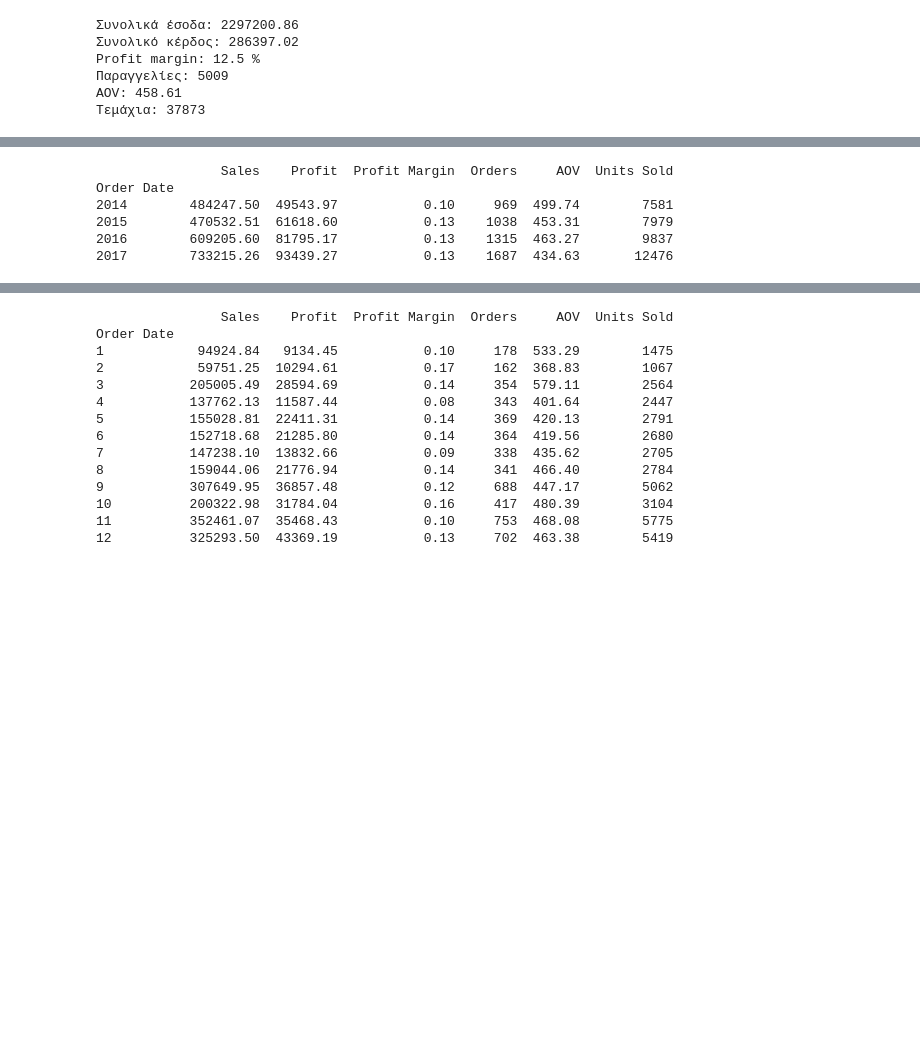
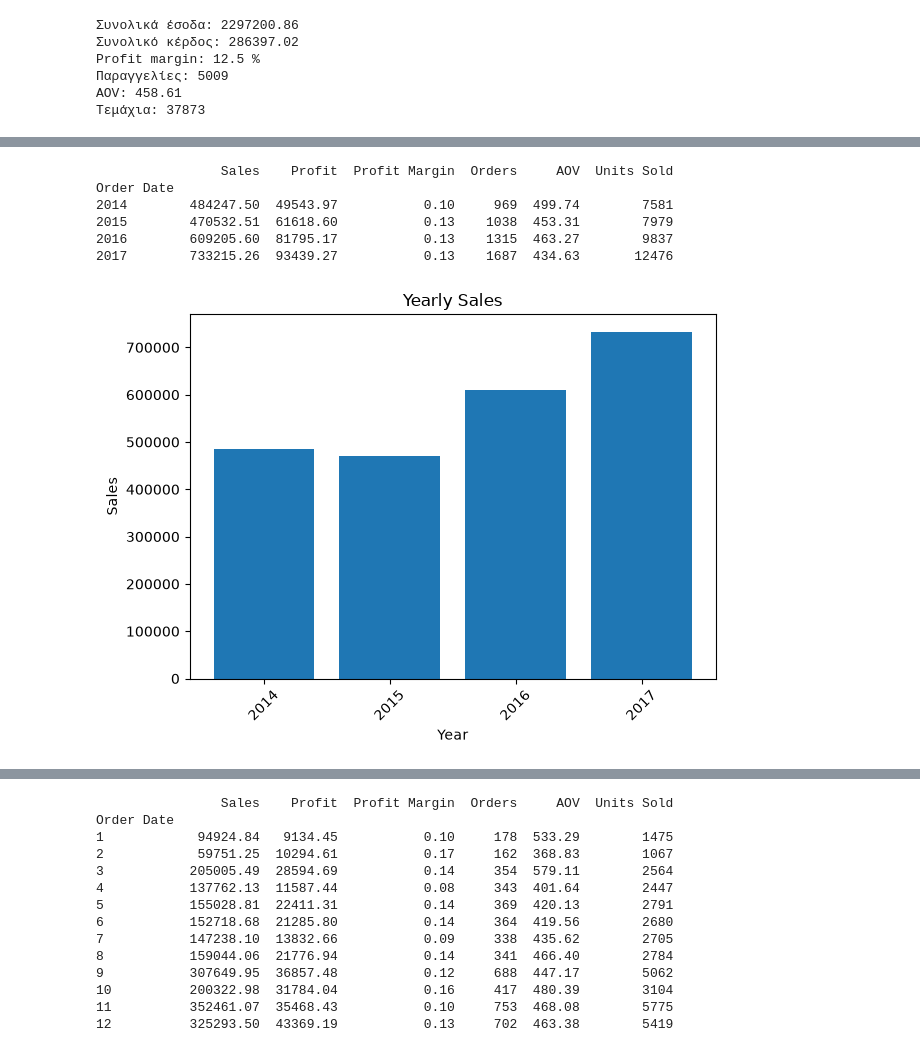
Before and after one commit to AdamosAnt10/superstore-sales-analysis, a Jupyter notebook: notebooks/analysis.ipynb, the cells around one changed output, grey strips where cells are left out. Saved outputs shown, nothing was run; the diff lists cells and outputs as text; code cells hidden in the pictures; blank space fills up the shorter version.

```diff
--- a/notebooks/analysis.ipynb
+++ b/notebooks/analysis.ipynb
@@ -22,5 +34,9 @@ Note: you may need to restart the kernel to use updated packages.
 # %%
 import pandas as pd
+from pathlib import Path
+
+FIG_DIR = Path("../figures")
+FIG_DIR.mkdir(exist_ok=True)
 
 path = r"C:\Users\adamo\OneDrive\Desktop\superstore-sales-analyst\data\Sample - Superstore.xls"
 df = pd.read_excel(path)
@@ -87,30 +113,42 @@ yearly_sales=df.groupby(df["Order Date"].dt.year)["Sales"].sum()
 yearly_profit=df.groupby(df["Order Date"].dt.year)["Profit"].sum()
 yearly_profit_margin=yearly_profit/yearly_sales
 
 yearly_orders = df.groupby(df["Order Date"].dt.year)["Order ID"].nunique()
 yearly_AOV = yearly_sales / yearly_orders
 
 yearly_units_sold = df.groupby(df["Order Date"].dt.year)["Quantity"].sum()
 
 yearly_table=pd.DataFrame({
     "Sales": yearly_sales,
     "Profit": yearly_profit,
     "Profit Margin": yearly_profit_margin,
     "Orders": yearly_orders,
     "AOV": yearly_AOV,
     "Units Sold": yearly_units_sold
 })
 print(yearly_table.round(2))
 
+from matplotlib import pyplot as plt
+plt.bar(yearly_sales.index, yearly_sales.values)
+plt.xlabel("Year")
+plt.ylabel("Sales")
+plt.title("Yearly Sales")
+plt.xticks(yearly_sales.index, rotation=45)
+plt.tight_layout()
+plt.savefig(FIG_DIR / "yearly_sales.png", dpi=300, bbox_inches="tight")
+plt.show()
+
+
 import numpy as np
 
 assert np.isclose(yearly_sales.sum(), total_revenue)
 assert yearly_orders.sum() == n_orders
 assert yearly_units_sold.sum() == total_units_sold
 # %% [output]
                 Sales    Profit  Profit Margin  Orders     AOV  Units Sold
 Order Date
 2014        484247.50  49543.97           0.10     969  499.74        7581
 2015        470532.51  61618.60           0.13    1038  453.31        7979
 2016        609205.60  81795.17           0.13    1315  463.27        9837
 2017        733215.26  93439.27           0.13    1687  434.63       12476
+[figure, added]
```
Also changed, not shown: parts of 23 cells of this notebook, 11 other files.
